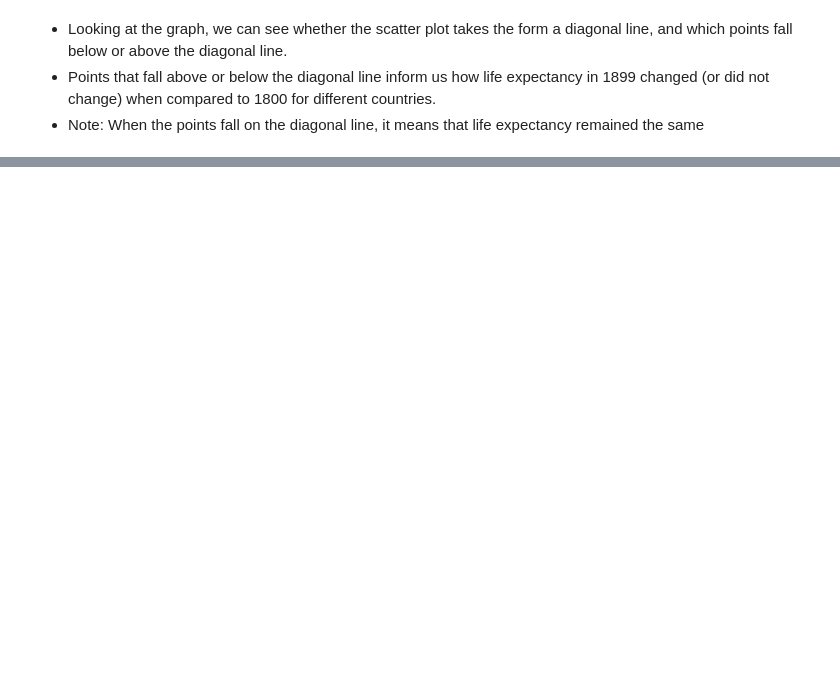
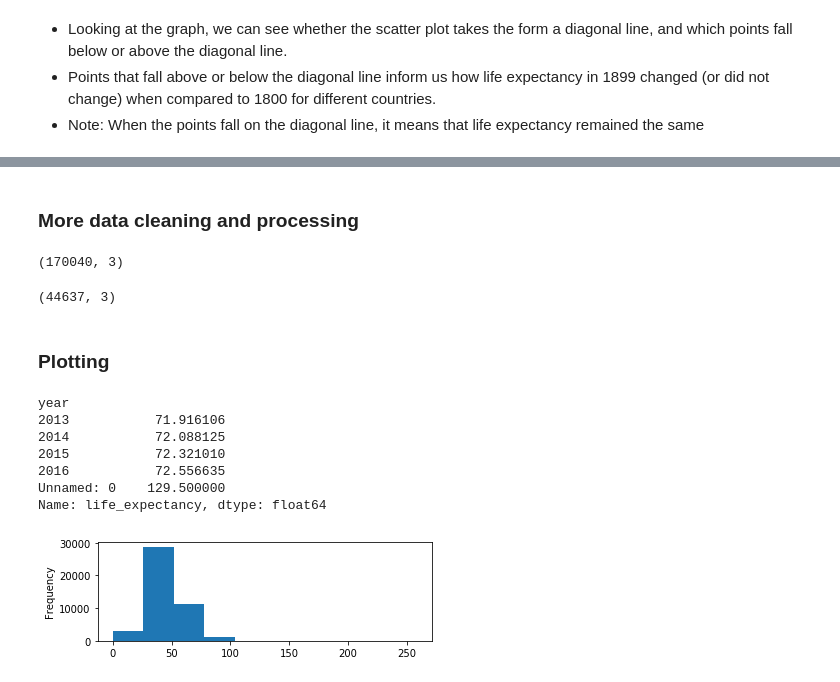
Before and after one commit to Rion5/Python_Data_Science, a Jupyter notebook: Cleaning_Data_in_Python/Cleaning_Data_for_Analysis.ipynb, the cells around one changed output, grey strips where cells are left out. Saved outputs shown, nothing was run; the diff lists cells and outputs as text; code cells hidden in the pictures; blank space fills up the shorter version.

Commit message:
Complete Cleaning Data in Python Case Study with Gapminder Foundation dataset

```diff
--- a/Cleaning_Data_in_Python/Cleaning_Data_for_Analysis.ipynb
+++ b/Cleaning_Data_in_Python/Cleaning_Data_for_Analysis.ipynb
@@ -360,0 +392,4 @@ TypeError: apply() missing 1 required positional argument: 'func'
+# %%
+gapminder_melt = pd.melt(frame=df, id_vars='Life expectancy')
+# %%
+gapminder_melt.columns = ['country', 'year', 'life_expectancy']
@@ -360,0 +451,2 @@ TypeError: apply() missing 1 required positional argument: 'func'
+# %% [markdown]
+### More data cleaning and processing
@@ -360,0 +459,33 @@ TypeError: apply() missing 1 required positional argument: 'func'
+# %%
+gapminder_melt.shape
+# %% [output]
+(170040, 3)
+# %%
+# Drop the missing values
+gapminder_melt = gapminder_melt.dropna()
+gapminder_melt.shape
+# %% [output]
+(44637, 3)
+# %% [markdown]
+### Plotting
+# %%
+# Add first subplot
+plt.subplot(2, 1, 1)
+
+# Create a histogram of life_expectancy
+gapminder_melt.life_expectancy.plot(kind='hist')
+
+# Group gapminder: gapminder_agg
+gapminder_agg = gapminder_melt.groupby('year')['life_expectancy'].mean()
+
+# Print the tail of gapminder_agg
+gapminder_agg.tail()
+# %% [output]
+year
+2013           71.916106
+2014           72.088125
+2015           72.321010
+2016           72.556635
+Unnamed: 0    129.500000
+Name: life_expectancy, dtype: float64
+[figure, added]
```
Also changed, not shown: parts of 9 cells of this notebook, 2 other files.
